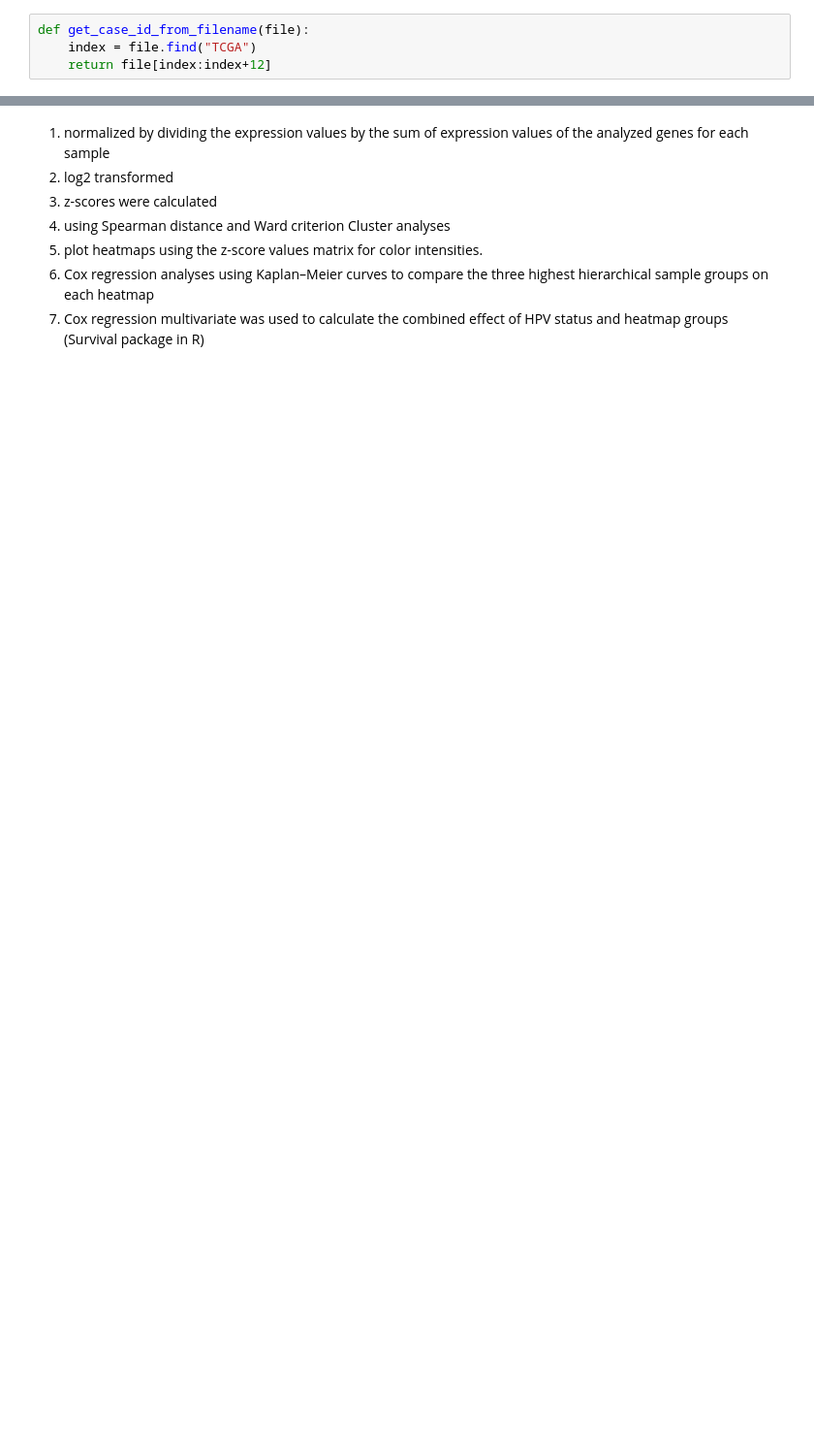
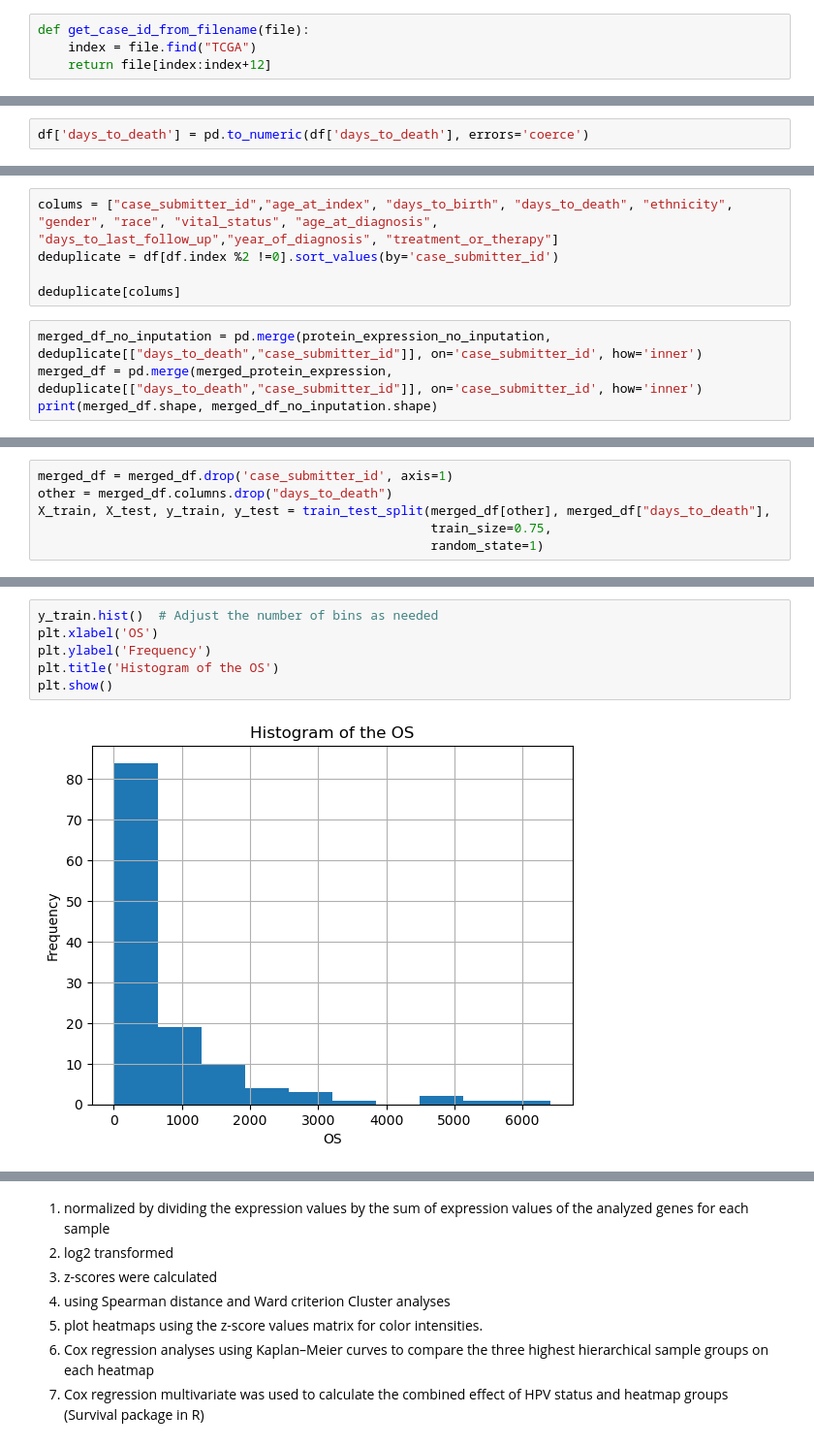
Before and after one commit to smgjch/HSAE, a Jupyter notebook: dataProcess.ipynb, the cells around one changed output, grey strips where cells are left out. Shown at 97% size. Cells and saved outputs as stored; diff of their text form; blank space fills up the shorter version.

Commit message:
protein cleaning and AE const

```diff
--- a/dataProcess.ipynb
+++ b/dataProcess.ipynb
@@ -107,0 +215,2 @@ merged_protein_expression
+# %%
+df['days_to_death'] = pd.to_numeric(df['days_to_death'], errors='coerce')
@@ -107,0 +233,9 @@ merged_protein_expression
+# %%
+colums = ["case_submitter_id","age_at_index", "days_to_birth", "days_to_death", "ethnicity", "gender", "race", "vital_status", "age_at_diagnosis", "days_to_last_follow_up","year_of_diagnosis", "treatment_or_therapy"]
+deduplicate = df[df.index %2 !=0].sort_values(by='case_submitter_id')
+
+deduplicate[colums]
+# %%
+merged_df_no_inputation = pd.merge(protein_expression_no_inputation, deduplicate[["days_to_death","case_submitter_id"]], on='case_submitter_id', how='inner')
+merged_df = pd.merge(merged_protein_expression, deduplicate[["days_to_death","case_submitter_id"]], on='case_submitter_id', how='inner')
+print(merged_df.shape, merged_df_no_inputation.shape)
@@ -107,0 +254,6 @@ merged_protein_expression
+# %%
+merged_df = merged_df.drop('case_submitter_id', axis=1)
+other = merged_df.columns.drop("days_to_death")
+X_train, X_test, y_train, y_test = train_test_split(merged_df[other], merged_df["days_to_death"],
+                                                    train_size=0.75,
+                                                    random_state=1)
@@ -107,0 +278,8 @@ merged_protein_expression
+# %%
+y_train.hist()  # Adjust the number of bins as needed
+plt.xlabel('OS')
+plt.ylabel('Frequency')
+plt.title('Histogram of the OS')
+plt.show()
+# %% [output]
+[figure, added]
```
Also changed, not shown: parts of 55 cells of this notebook, 5 other files.
